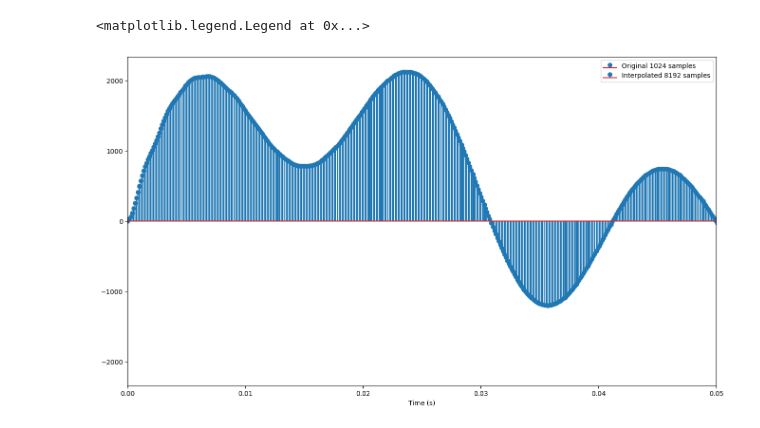
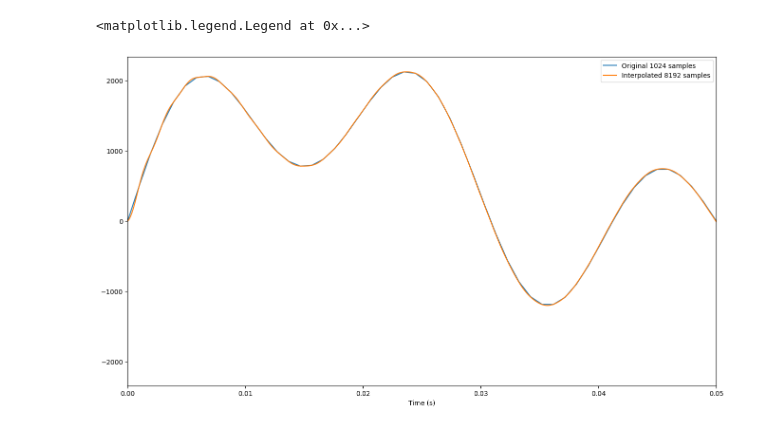
Before and after one commit to jnthek/ra_disp, a Jupyter notebook: misc/FFT_interpolation.ipynb, the cells around one changed output. Saved outputs shown, nothing was run; the diff lists cells and outputs as text; code cells hidden in the pictures.

```diff
--- a/misc/FFT_interpolation.ipynb
+++ b/misc/FFT_interpolation.ipynb
@@ -19,11 +19,11 @@ sig_interp = sig_interp * len(sig_interp) # To normalise the amplitudes
 t_interp = np.linspace(0,1,interp_fac*N_original)
 # %%
 plt.figure(figsize=(16,9))
-plt.stem(t_original, sig_original, label="Original "+str(N_original)+" samples", color='black')
-plt.stem(t_interp, sig_interp, label="Interpolated "+str(N_original*interp_fac)+" samples", color='red')
+plt.plot(t_original, sig_original, label="Original "+str(N_original)+" samples")
+plt.plot(t_interp, sig_interp, label="Interpolated "+str(N_original*interp_fac)+" samples")
 plt.xlim(0,0.05)
 plt.xlabel("Time (s)")
 plt.legend(loc='best')
 # %% [output]
 <matplotlib.legend.Legend at 0x...>
-[figure, old version]
+[figure, new version]
```
